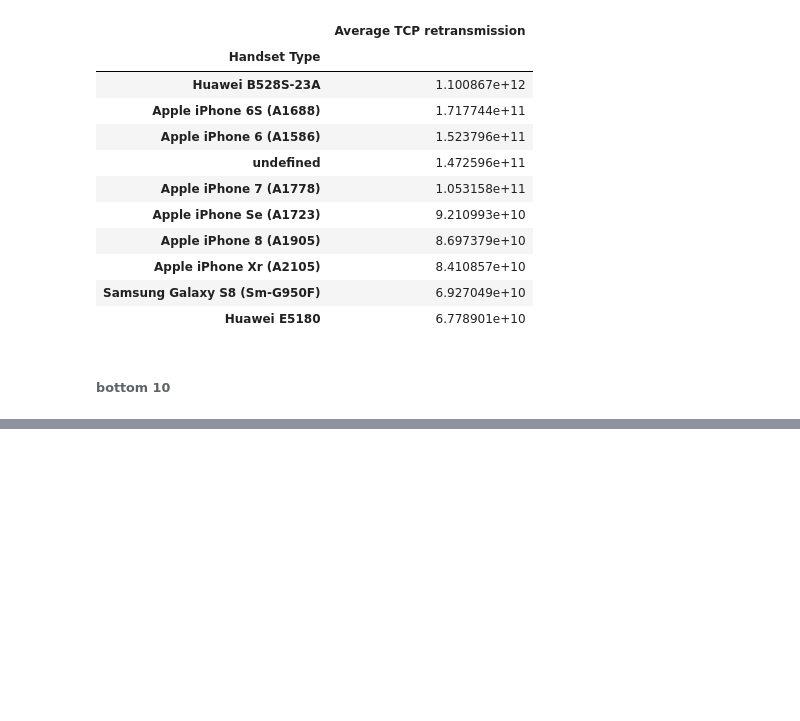
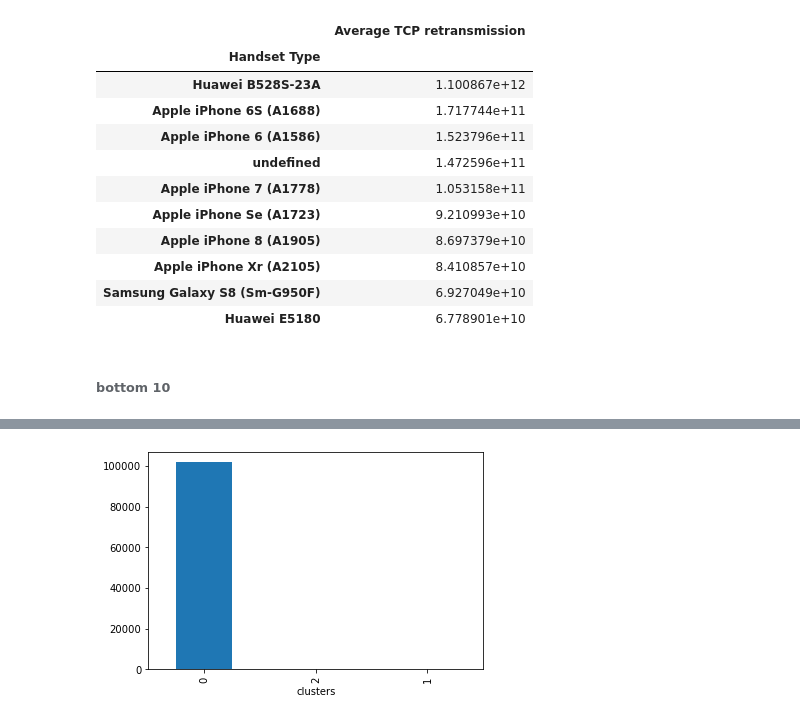
Before and after one commit to skevin-dev/telecommunication_user_analytics, a Jupyter notebook: notebooks/Experience_analysis.ipynb, the cells around one changed output, grey strips where cells are left out. Cells and saved outputs as stored; diff of their text form; code cells hidden in the pictures; blank space fills up the shorter version.

```diff
--- a/notebooks/Experience_analysis.ipynb
+++ b/notebooks/Experience_analysis.ipynb
@@ -249,0 +299,2 @@ df_aggregated__.sort_values(by='Average TCP retransmission',ascending=False).hea
+# %%
+kmeans = KMeans(n_clusters=3, random_state=0).fit(df_aggregated)
@@ -249,0 +305,2 @@ df_aggregated__.sort_values(by='Average TCP retransmission',ascending=False).hea
+# %%
+df_aggregated['clusters'] = kmeans.labels_
@@ -249,0 +324,5 @@ df_aggregated__.sort_values(by='Average TCP retransmission',ascending=False).hea
+# %%
+df_aggregated['clusters'].value_counts().plot(kind='bar')
+plt.xlabel('clusters');
+# %% [output]
+[figure, added]
```
Also changed, not shown: parts of 6 cells of this notebook.
